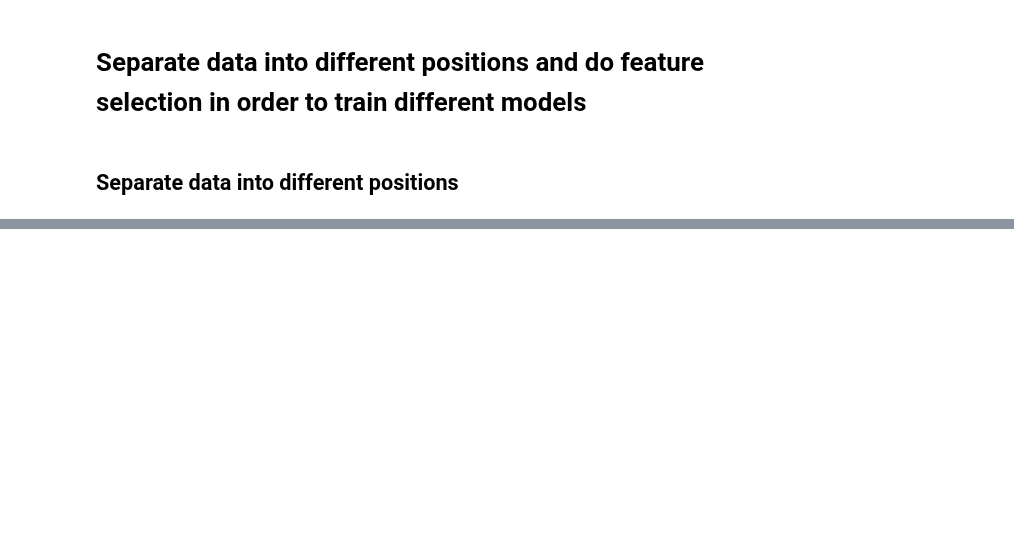
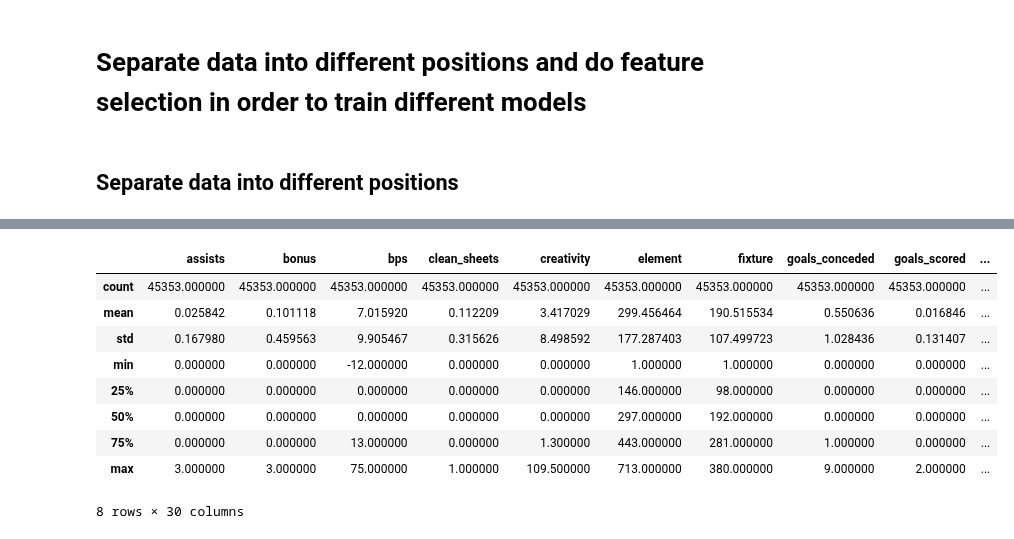
Before and after one commit to gracjans/FPL-AI-Manager_SwanseAI, a Jupyter notebook: notebooks/data_engineering-separate_positions.ipynb, the cells around one changed output, grey strips where cells are left out. Saved outputs shown, nothing was run; the diff lists cells and outputs as text; code cells hidden in the pictures; blank space fills up the shorter version.

```diff
--- a/notebooks/data_engineering-separate_positions.ipynb
+++ b/notebooks/data_engineering-separate_positions.ipynb
@@ -29,0 +62,13 @@ data_gk
+# %%
+data_def.describe()
+# %% [output]
+|  | assists | bonus | bps | clean_sheets | creativity | element | fixture | goals_conceded | goals_scored | ... |
+| count | 45353.000000 | 45353.000000 | 45353.000000 | 45353.000000 | 45353.000000 | 45353.000000 | 45353.000000 | 45353.000000 | 45353.000000 | ... |
+| mean | 0.025842 | 0.101118 | 7.015920 | 0.112209 | 3.417029 | 299.456464 | 190.515534 | 0.550636 | 0.016846 | ... |
+| std | 0.167980 | 0.459563 | 9.905467 | 0.315626 | 8.498592 | 177.287403 | 107.499723 | 1.028436 | 0.131407 | ... |
+| min | 0.000000 | 0.000000 | -12.000000 | 0.000000 | 0.000000 | 1.000000 | 1.000000 | 0.000000 | 0.000000 | ... |
+| 25% | 0.000000 | 0.000000 | 0.000000 | 0.000000 | 0.000000 | 146.000000 | 98.000000 | 0.000000 | 0.000000 | ... |
+| 50% | 0.000000 | 0.000000 | 0.000000 | 0.000000 | 0.000000 | 297.000000 | 192.000000 | 0.000000 | 0.000000 | ... |
+| 75% | 0.000000 | 0.000000 | 13.000000 | 0.000000 | 1.300000 | 443.000000 | 281.000000 | 1.000000 | 0.000000 | ... |
+| max | 3.000000 | 3.000000 | 75.000000 | 1.000000 | 109.500000 | 713.000000 | 380.000000 | 9.000000 | 2.000000 | ... |
+8 rows × 30 columns
```
Also changed, not shown: parts of 17 cells of this notebook.
